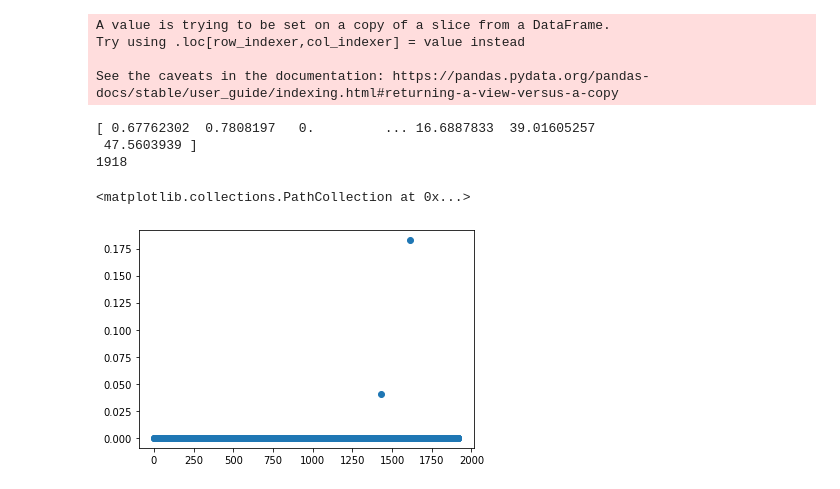
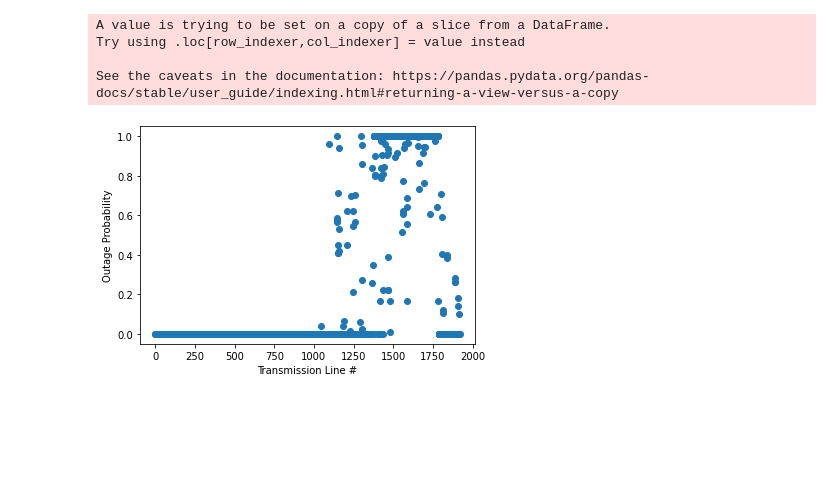
Before and after one commit to abodh/SummerInternship2021WSU, a Jupyter notebook: Vishnu_Work/Spatiotemporal_HIM_Combined_Model_Dynamic_Scenarios.ipynb, the cells around one changed output. Cells and saved outputs as stored; diff of their text form; code cells hidden in the pictures; blank space fills up the shorter version.

```diff
--- a/Vishnu_Work/Spatiotemporal_HIM_Combined_Model_Dynamic_Scenarios.ipynb
+++ b/Vishnu_Work/Spatiotemporal_HIM_Combined_Model_Dynamic_Scenarios.ipynb
@@ -58,6 +65,8 @@ NUM_SCENARIOS_PER_TRACK = 10   # this means that the total number of scenarios w
 
 # radius of maximum wind (nautical miles)
 rmw = generate_sample_RMW()
+if (rmw > 43.5):
+  rmw = 43.5
 # maximum sustained wind (knots)
 wm = generate_sample_WM()
 # radius of smallest wind (nautical miles)
@@ -449,19 +459,20 @@ for i in range(NUM_SCENARIOS_PER_TRACK):
 # generates a Kernel Density Estimate function using the provided data and returns a sample of that data
 def generate_sample_KDE(data):
   bw = 1. / np.std(data)
-  g_kde = stats.gaussian_kde(dataset=data, bw_method=bw)
-  sample = g_kde.resample(1)
+  g_kde = stats.gaussian_kde(dataset=data, bw_method=0.35)
 
-  if (sample[0][0] < 0):
+  # integral calculation
+  x = lambda x: x*g_kde.evaluate(x)
+  value = quad(x, 0, np.inf)[0]
+
+  if (value < 0):
     return 0
-  else:
-    return sample[0][0]
-
+  return value
 
 MWs_Updated_1 = np.array([])
 for i in range(len(MWs_1[0])):
   data = np.array([row[i] for row in MWs_1])
-  B = np.zeros(70)
+  B = np.zeros(1162)
 
   if (np.array_equal(data,B)):
     MWs_Updated_1 = np.append(MWs_Updated_1, 0)
@@ -471,7 +482,7 @@ for i in range(len(MWs_1[0])):
 MWs_Updated_2 = np.array([])
 for i in range(len(MWs_2[0])):
   data = np.array([row[i] for row in MWs_2])
-  B = np.zeros(70)
+  B = np.zeros(1162)
 
   if (np.array_equal(data,B)):
     MWs_Updated_2 = np.append(MWs_Updated_2, 0)
@@ -481,7 +492,7 @@ for i in range(len(MWs_2[0])):
 MWs_Updated_3 = np.array([])
 for i in range(len(MWs_3[0])):
   data = np.array([row[i] for row in MWs_3])
-  B = np.zeros(70)
+  B = np.zeros(1162)
 
   if (np.array_equal(data,B)):
     MWs_Updated_3 = np.append(MWs_Updated_3, 0)
@@ -489,17 +500,26 @@ for i in range(len(MWs_3[0])):
     MWs_Updated_3 = np.append(MWs_Updated_3, generate_sample_KDE(data))
 
 MWs_All = 1/3*MWs_Updated_1 + 1/3*MWs_Updated_2 + 1/3*MWs_Updated_3
-print(MWs_All)
-print(len(MWs_All))
-# %% [output]
-[ 0.67762302  0.7808197   0.         ... 16.6887833  39.01605257
- 47.5603939 ]
-1918
-# %%
-outage_probability = np.piecewise(MWs_All, [MWs_All <= 95.5873866, (MWs_All > 95.5873866) & (MWs_All < 134.691317), MWs_All >= 134.691317], [lambda MWs_All: 0, lambda MWs_All: (MWs_All - 95.5873866) / (134.691317 - 95.5873866), lambda MWs_All: 1])
-transmission_lines = np.arange(1,1919)
-
-plt.scatter(transmission_lines, outage_probability)
-# %% [output]
-<matplotlib.collections.PathCollection at 0x...>
-[figure, removed]
+# %%
+import csv
+
+outage_probability = np.piecewise(MWs_All, [MWs_All <= 43.4488, (MWs_All > 43.4488) & (MWs_All < 60.8283), MWs_All >= 60.8283], [lambda MWs_All: 0, lambda MWs_All: (MWs_All - 43.4488) / (60.8283 - 43.4488), lambda MWs_All: 1])
+transmission_lines = np.arange(1,1919)
+plt.xlabel('Transmission Line #')
+plt.ylabel('Outage Probability')
+
+plt.scatter(transmission_lines, outage_probability)
+
+a_list = list(range(1, 1919))
+with open('/content/drive/My Drive/WSU Summer Internship/WindSpeedPDFs500.csv', 'w', newline='') as f:
+  thewriter = csv.writer(f)
+  thewriter.writerow(['Transmission Line #', 'PDF Track 1', 'PDF Track 2', 'PDF Track 3'])
+  for i in range(len(a_list)):
+
+    data_1 = np.array([row[i] for row in MWs_1])
+    data_2 = np.array([row[i] for row in MWs_2])
+    data_3 = np.array([row[i] for row in MWs_3])
+
+    thewriter.writerow([a_list[i], data_1, data_2, data_3])
+# %% [output]
+[figure, added]
```
Also changed, not shown: parts of 4 cells of this notebook.
